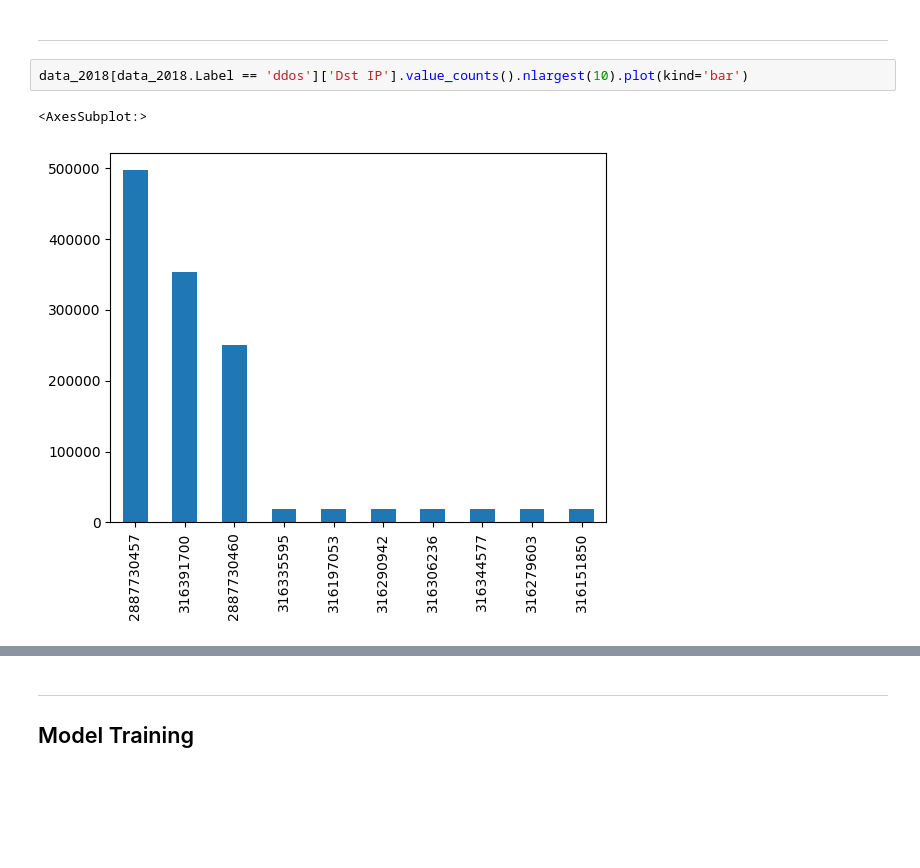
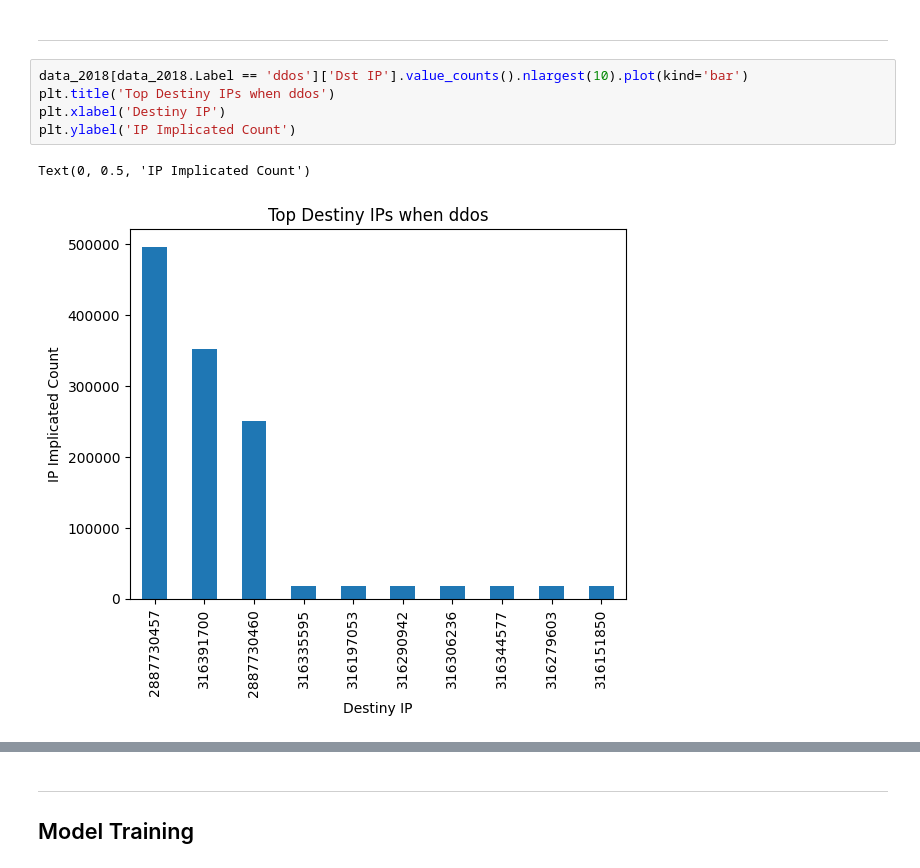
Before and after one commit to JeisonRobles/Data-Science, a Jupyter notebook: DDoS Classification/DDoS Prediction Model UnBalanced.ipynb, the cells around one changed output, grey strips where cells are left out. Saved outputs shown, nothing was run; the diff lists cells and outputs as text; blank space fills up the shorter version.

```diff
--- a/DDoS Classification/DDoS Prediction Model UnBalanced.ipynb
+++ b/DDoS Classification/DDoS Prediction Model UnBalanced.ipynb
@@ -350,8 +347,11 @@ data_to_train
 ___
 # %%
 data_2018[data_2018.Label == 'ddos']['Dst IP'].value_counts().nlargest(10).plot(kind='bar')
+plt.title('Top Destiny IPs when ddos')
+plt.xlabel('Destiny IP')
+plt.ylabel('IP Implicated Count')
 # %% [output]
-<AxesSubplot:>
+Text(0, 0.5, 'IP Implicated Count')
-[figure, old version]
+[figure, new version]
 # %%
 data_2018[data_2018.Label == 'ddos']['Src IP'].value_counts().nlargest(10).plot(kind='bar')
```
Also changed, not shown: parts of 6 cells of this notebook.
